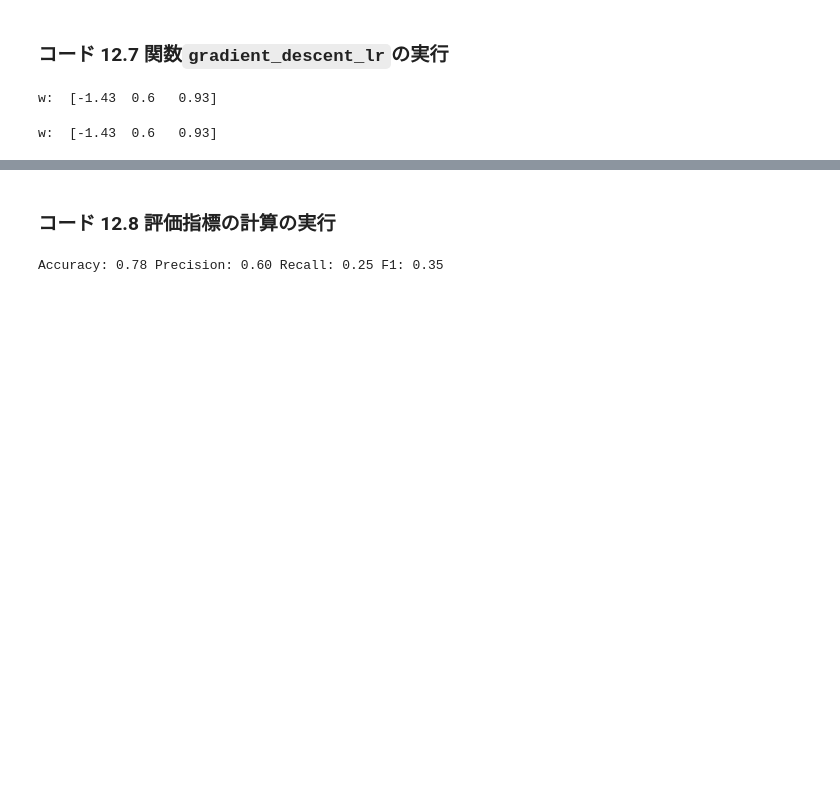
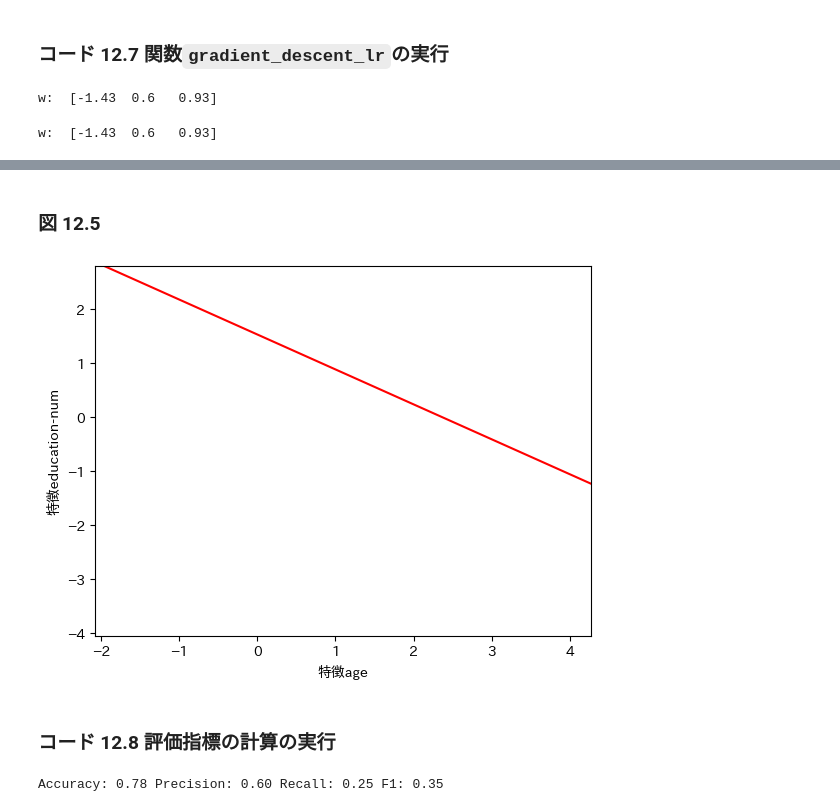
Before and after one commit to PythonDSBook/PythonDSBook, a Jupyter notebook: Chapter12.ipynb, the cells around one changed output, grey strips where cells are left out. Saved outputs shown, nothing was run; the diff lists cells and outputs as text; code cells hidden in the pictures; blank space fills up the shorter version.

```diff
--- a/Chapter12.ipynb
+++ b/Chapter12.ipynb
@@ -198,3 +236,15 @@ w:  [-1.43  0.6   0.93]
+# %% [markdown]
+### 図 12.5
+# %%
+X_plot = np.linspace(X_train[:, 1].min() - .5, X_train[:, 1].max() + .5, 100).reshape(-1,1)
+plt.plot(X_plot, -(w[0] + w[1] * X_plot) / w[2], c='red')
+plt.xlabel('特徴age')
+plt.ylabel('特徴education-num')
+plt.xlim(X_train[:, 1].min() - .5, X_train[:, 1].max() + .5)
+plt.ylim(X_train[:, 2].min() - .5, X_train[:, 2].max() + .5)
+plt.show()
+# %% [output]
+[figure, added]
 # %% [markdown]
 ### コード 12.8 評価指標の計算の実行
 # %%
```
Also changed, not shown: parts of 7 cells of this notebook.
